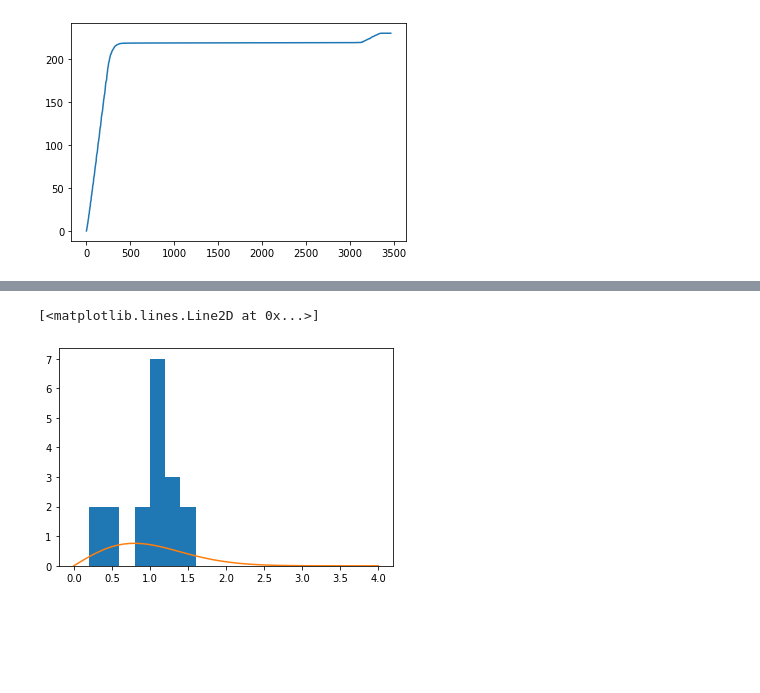
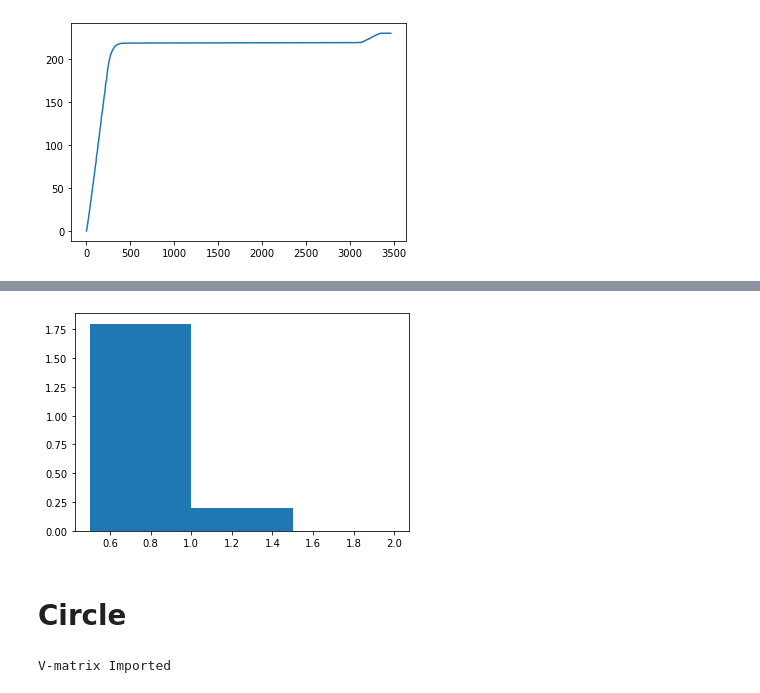
Before and after one commit to benjaminorthner/cms_exam_project, a Jupyter notebook: billiard/billiard.ipynb, the cells around one changed output, grey strips where cells are left out. Drawn from its saved outputs; the diff is of its cells as text; code cells hidden in the pictures; blank space fills up the shorter version.

Commit message:
added circle billiard

```diff
--- a/billiard/billiard.ipynb
+++ b/billiard/billiard.ipynb
@@ -22,7 +45,7 @@ def nE(Emax, E_list):
 def diff(E_list):
     return [(E_list[n+1] - E_list[n]) for n in range(0, len(E_list)-1)]
 
-evals = QC.e_eigenvals
+evals = QC.En_evals
 #sorted(evals)
 # %%
 # want to estimate spectral density... calculate average spacing between 2 nearest neighbours on either side -> space between 5 consecutive energy levels... take this as rho
@@ -73,18 +73,13 @@ plt.plot(range(10000), [nE(E, e_eigenvals) for E in range(10000)])
 # %%
-sn_tilde = [E_tilde[n+1] - E_tilde[n] for n in range(0, len(E_tilde)-1)]
-sn = [(e_eigenvals[n+1] - e_eigenvals[n]) for n in range(0, len(e_eigenvals)-1)]
-
-eigenvals = np.sort(eigenvals)
-Ps = [min([eigenvals[i+1]- eigenvals[i], eigenvals[i] - eigenvals[i-1]]) for i in range(1,len(eigenvals) -1)]
-
-mean = sum(Ps)/len(Ps)
-plt.hist(np.sort(Ps), bins=[0, 0.2, 0.4, 0.6, 0.8, 1, 1.2, 1.4, 1.6, 1.8])
+num_bins=15
+plt.hist(np.sort(diff(e_unfolded[:200])), bins=[0.5,1, 1.5, 2], density=True)
 
 Pgoe = lambda s: np.pi/2 * s * np.exp(-np.pi * s**2 / 4)
 
-S = np.linspace(0, 4, 100)
+S = np.linspace(0, 1.5, 100)
 
-plt.plot(S, [Pgoe(s) for s in S])
+#plt.plot(S, [Pgoe(s) for s in S])
 # %% [output]
-[<matplotlib.lines.Line2D at 0x...>]
-[figure, old version]
+[figure, new version]
+# %% [markdown]
+# Circle
@@ -90,0 +88,5 @@ plt.plot(S, [Pgoe(s) for s in S])
+# %%
+C = Billiard(shape='circle', a1=2, a2=2, M0=400, V0=5e4)
+C.compute_everything()
+# %% [output]
+V-matrix Imported
```
Also changed, not shown: parts of 7 cells of this notebook, 6 other files.
